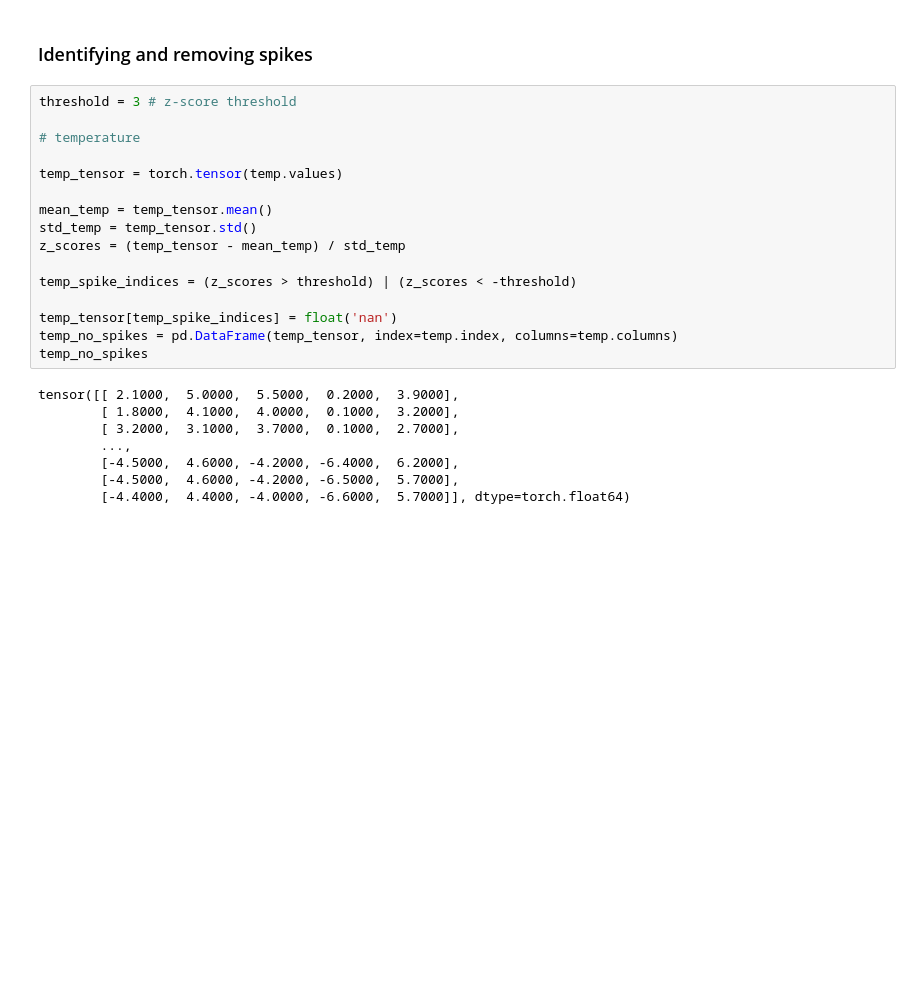
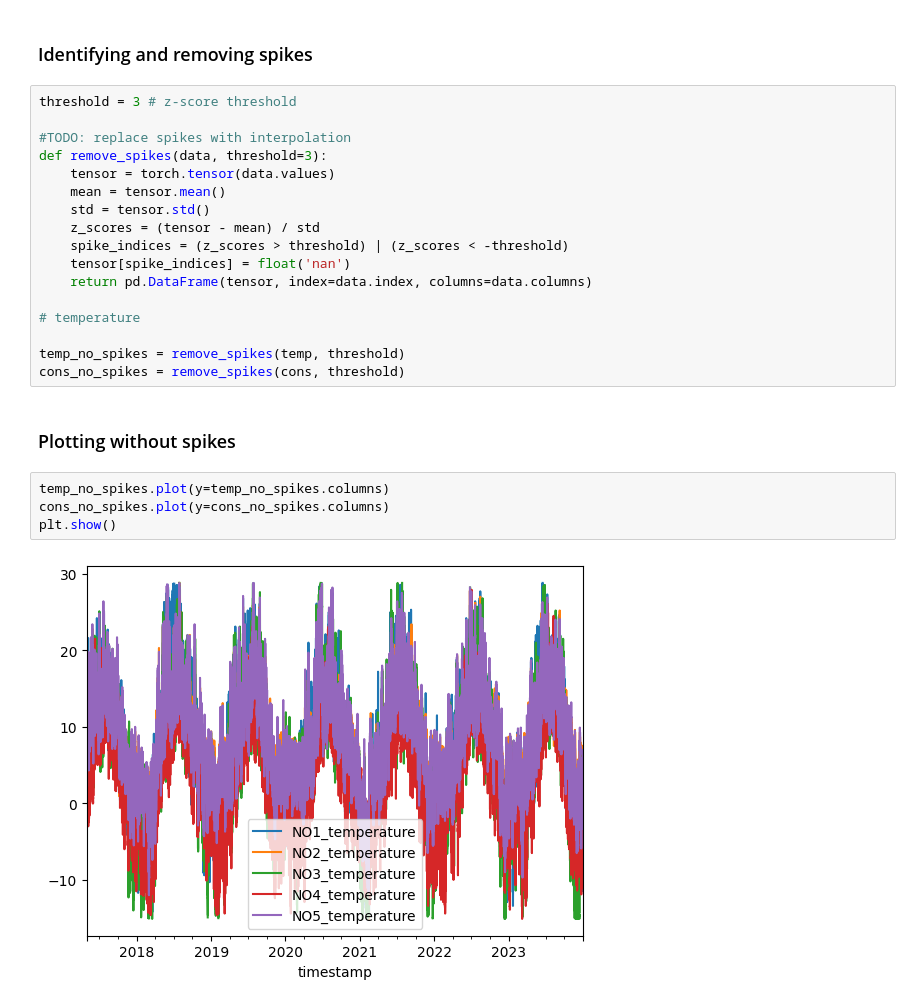
Before and after one commit to jatobro/it3030-deep-learning, a Jupyter notebook: timeseries/data.ipynb, the cells around one changed output. Drawn from its saved outputs; the diff is of its cells as text; blank space fills up the shorter version.

Commit message:
successfully removed spikes from data

```diff
--- a/timeseries/data.ipynb
+++ b/timeseries/data.ipynb
@@ -52,24 +52,25 @@ plt.show()
 # %%
 threshold = 3 # z-score threshold
 
+#TODO: replace spikes with interpolation
+def remove_spikes(data, threshold=3):
+    tensor = torch.tensor(data.values)
+    mean = tensor.mean()
+    std = tensor.std()
+    z_scores = (tensor - mean) / std
+    spike_indices = (z_scores > threshold) | (z_scores < -threshold)
+    tensor[spike_indices] = float('nan')
+    return pd.DataFrame(tensor, index=data.index, columns=data.columns)
+
 # temperature
 
-temp_tensor = torch.tensor(temp.values)
-
-mean_temp = temp_tensor.mean()
-std_temp = temp_tensor.std()
-z_scores = (temp_tensor - mean_temp) / std_temp
-
-temp_spike_indices = (z_scores > threshold) | (z_scores < -threshold)
-
-temp_tensor[temp_spike_indices] = float('nan')
-temp_no_spikes = pd.DataFrame(temp_tensor, index=temp.index, columns=temp.columns)
-temp_no_spikes
+temp_no_spikes = remove_spikes(temp, threshold)
+cons_no_spikes = remove_spikes(cons, threshold)
-# %% [output]
-tensor([[ 2.1000,  5.0000,  5.5000,  0.2000,  3.9000],
-        [ 1.8000,  4.1000,  4.0000,  0.1000,  3.2000],
-        [ 3.2000,  3.1000,  3.7000,  0.1000,  2.7000],
-        ...,
-        [-4.5000,  4.6000, -4.2000, -6.4000,  6.2000],
-        [-4.5000,  4.6000, -4.2000, -6.5000,  5.7000],
-        [-4.4000,  4.4000, -4.0000, -6.6000,  5.7000]], dtype=torch.float64)
+# %% [markdown]
+### Plotting without spikes
+# %%
+temp_no_spikes.plot(y=temp_no_spikes.columns)
+cons_no_spikes.plot(y=cons_no_spikes.columns)
+plt.show()
+# %% [output]
+[figure, added]
```
Also changed, not shown: parts of 1 cell of this notebook.
